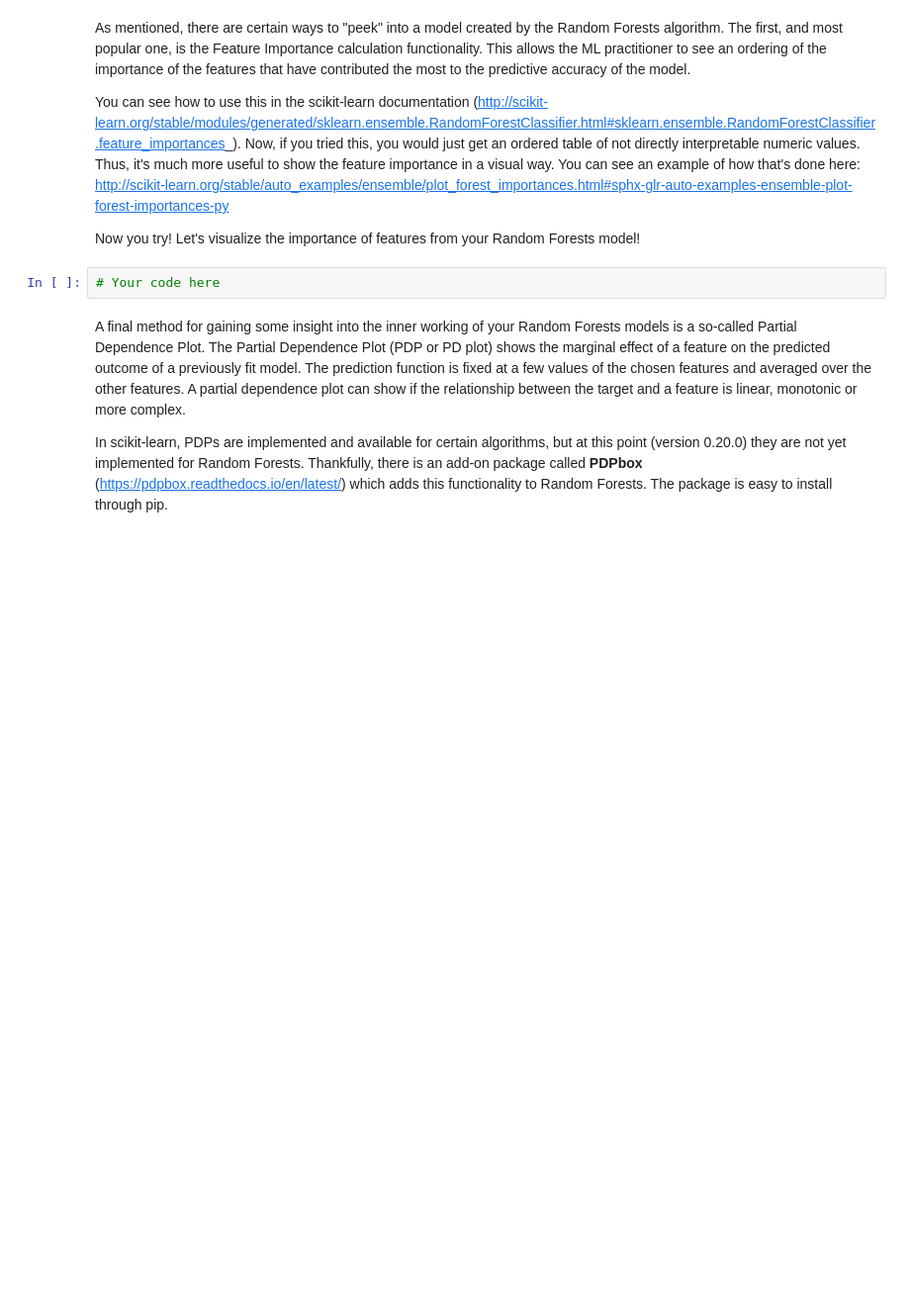
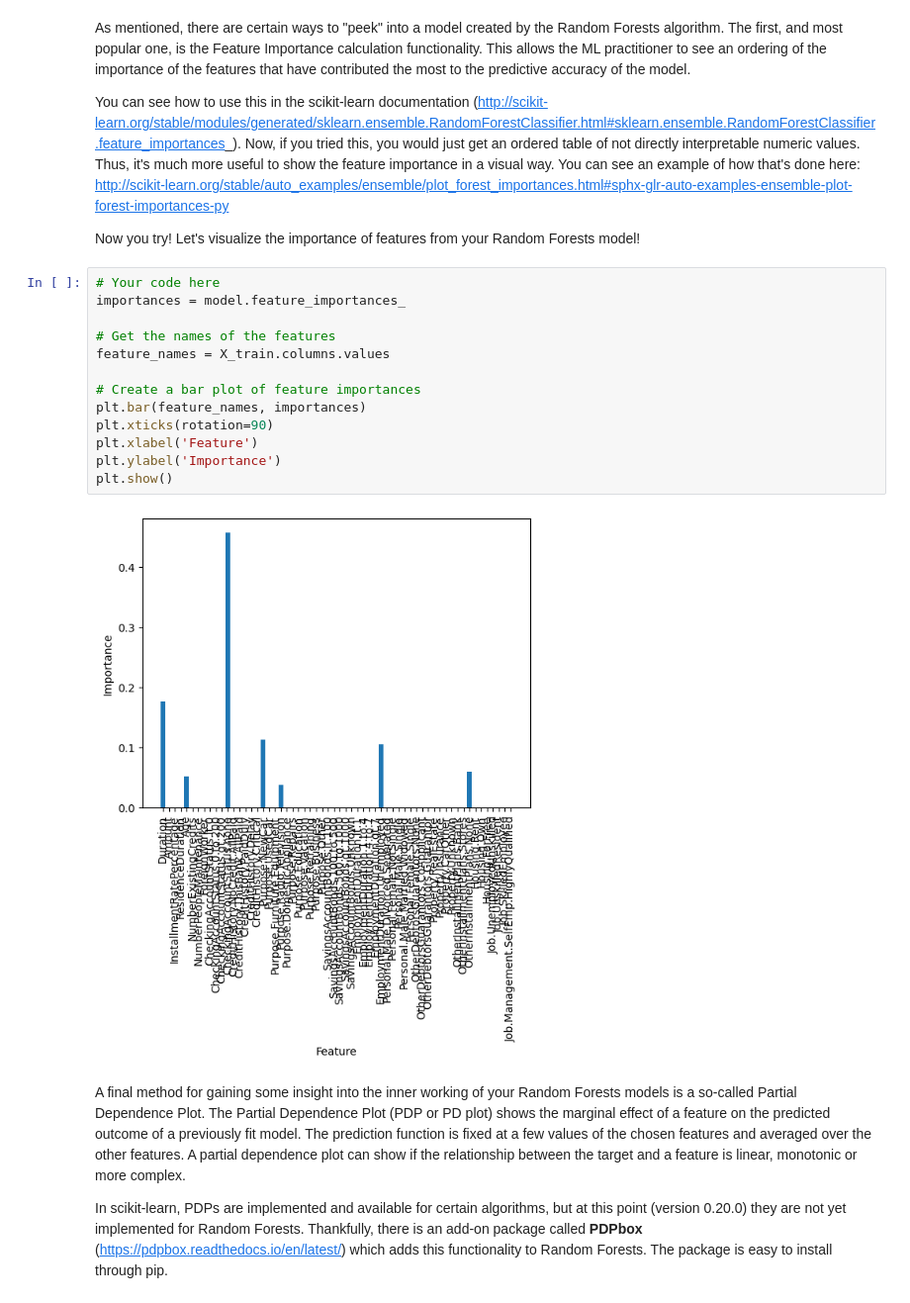
Before and after one commit to rscott1989/mec-mini-projects, a Jupyter notebook: mec-13.5.1-tree-based-algorithms-mini-project/Mini_Project_Tree-Based_Algorithms.ipynb, the cells around one changed output. Shown at 99% size. Drawn from its saved outputs; the diff is of its cells as text; blank space fills up the shorter version.

```diff
--- a/mec-13.5.1-tree-based-algorithms-mini-project/Mini_Project_Tree-Based_Algorithms.ipynb
+++ b/mec-13.5.1-tree-based-algorithms-mini-project/Mini_Project_Tree-Based_Algorithms.ipynb
@@ -175,8 +191,21 @@ As mentioned, there are certain ways to "peek" into a model created by the Rando
 You can see how to use this in the scikit-learn documentation (http://scikit-learn.org/stable/modules/generated/sklearn.ensemble.RandomForestClassifier.html#sklearn.ensemble.RandomForestClassifier.feature_importances_). Now, if you tried this, you would just get an ordered table of not directly interpretable numeric values. Thus, it's much more useful to show the feature importance in a visual way. You can see an example of how that's done here: http://scikit-learn.org/stable/auto_examples/ensemble/plot_forest_importances.html#sphx-glr-auto-examples-ensemble-plot-forest-importances-py
 
 Now you try! Let's visualize the importance of features from your Random Forests model!
-# %%
-# Your code here
+# %%
+# Your code here
+importances = model.feature_importances_
+
+# Get the names of the features
+feature_names = X_train.columns.values
+
+# Create a bar plot of feature importances
+plt.bar(feature_names, importances)
+plt.xticks(rotation=90)
+plt.xlabel('Feature')
+plt.ylabel('Importance')
+plt.show()
+# %% [output]
+[figure, added]
 # %% [markdown]
 A final method for gaining some insight into the inner working of your Random Forests models is a so-called Partial Dependence Plot. The Partial Dependence Plot (PDP or PD plot) shows the marginal effect of a feature on the predicted outcome of a previously fit model. The prediction function is fixed at a few values of the chosen features and averaged over the other features. A partial dependence plot can show if the relationship between the target and a feature is linear, monotonic or more complex.
 
```
Also changed, not shown: parts of 5 cells of this notebook, 3 other files.
